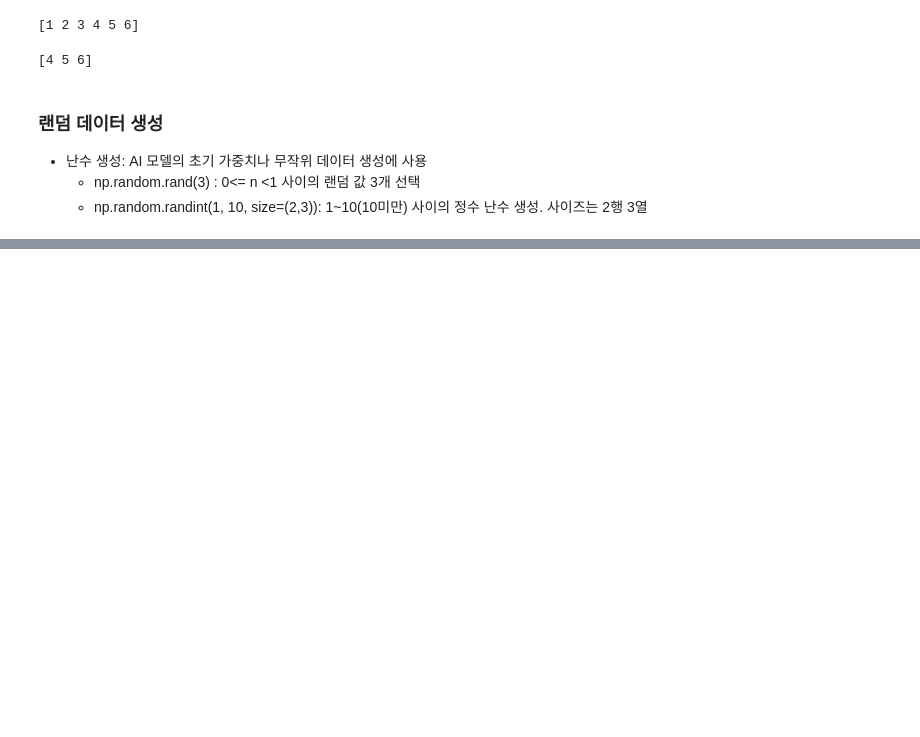
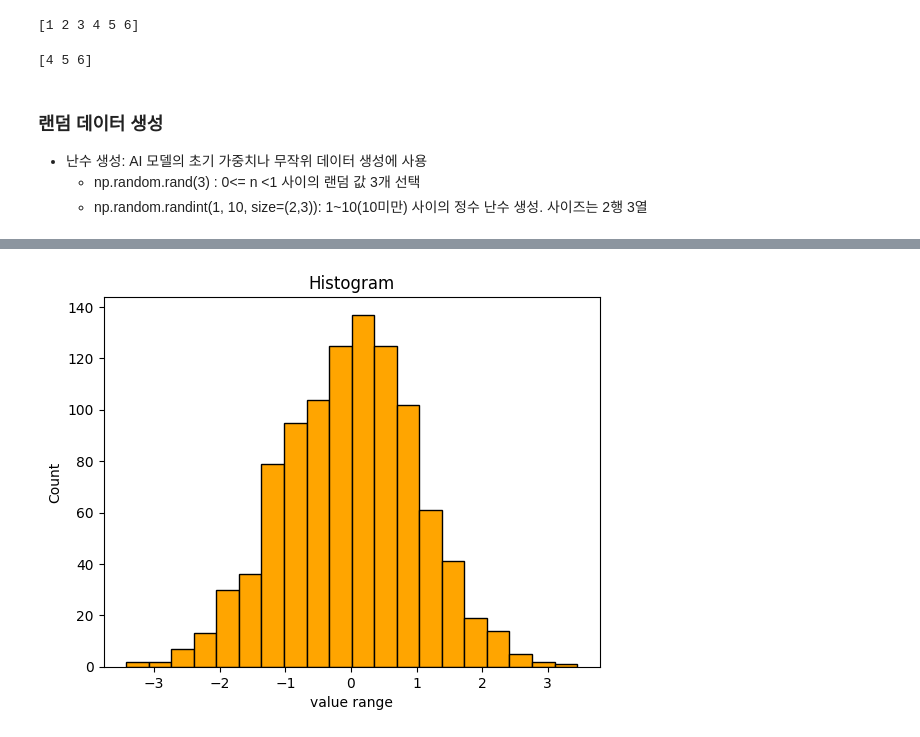
Before and after one commit to powder1122/Sk-Study, a Jupyter notebook: study_June/study_0613.ipynb, the cells around one changed output, grey strips where cells are left out. Cells and saved outputs as stored; diff of their text form; code cells hidden in the pictures; blank space fills up the shorter version.

```diff
--- a/study_June/study_0613.ipynb
+++ b/study_June/study_0613.ipynb
@@ -154,0 +957,21 @@ print(ran_val2)
+# %%
+# 히스토그램
+# 데이터 준비. 임의의 데이터 생성.
+data = np.random.randn(1000)
+
+#그래프 생성
+plt.hist(data,
+         bins=20,
+         color='orange',
+         edgecolor='black'
+         )
+
+#설정
+plt.title('Histogram')
+plt.xlabel('value range')
+plt.ylabel('Count')
+
+#출력
+plt.show()
+# %% [output]
+[figure, added]
```
Also changed, not shown: parts of 80 cells of this notebook, 4 other files.
